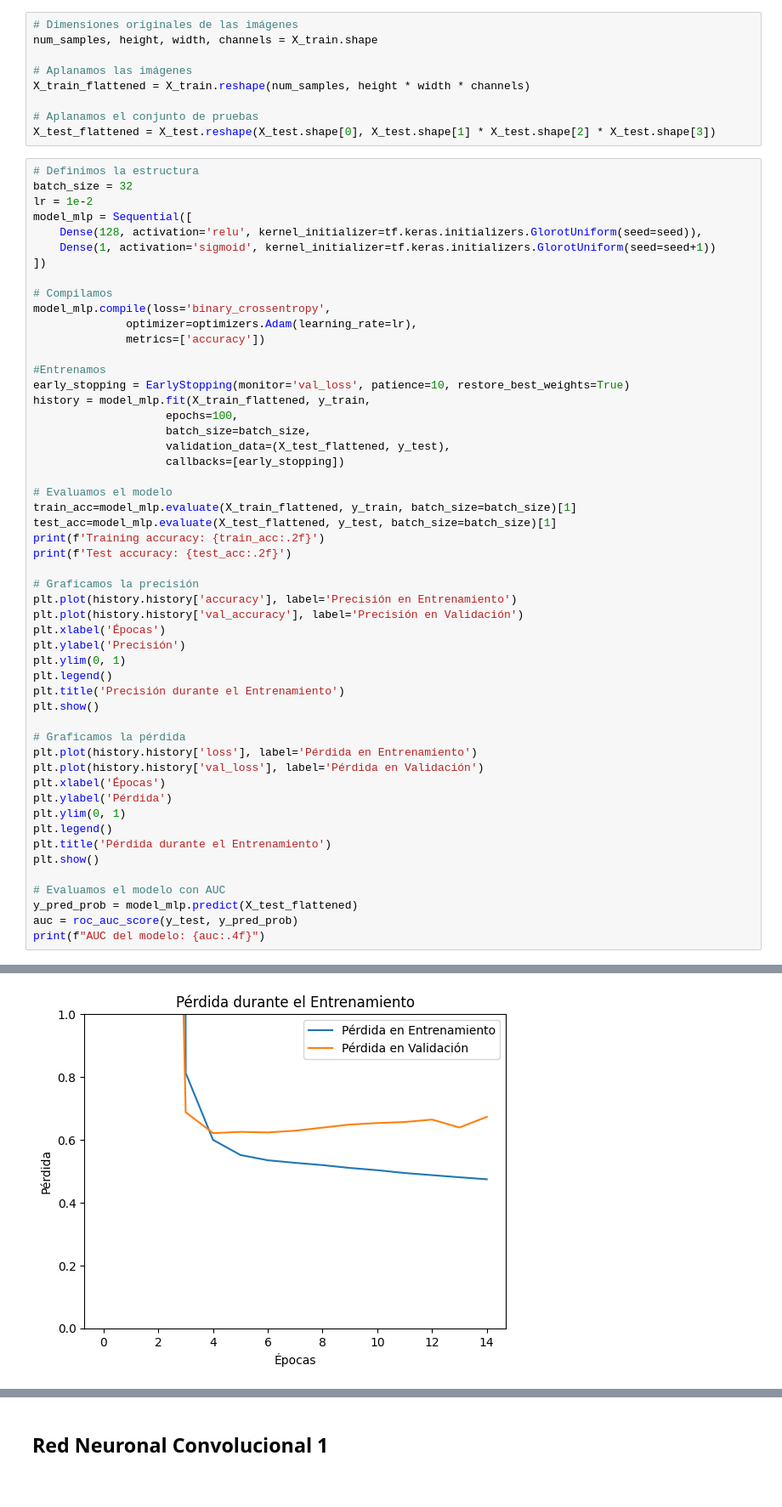
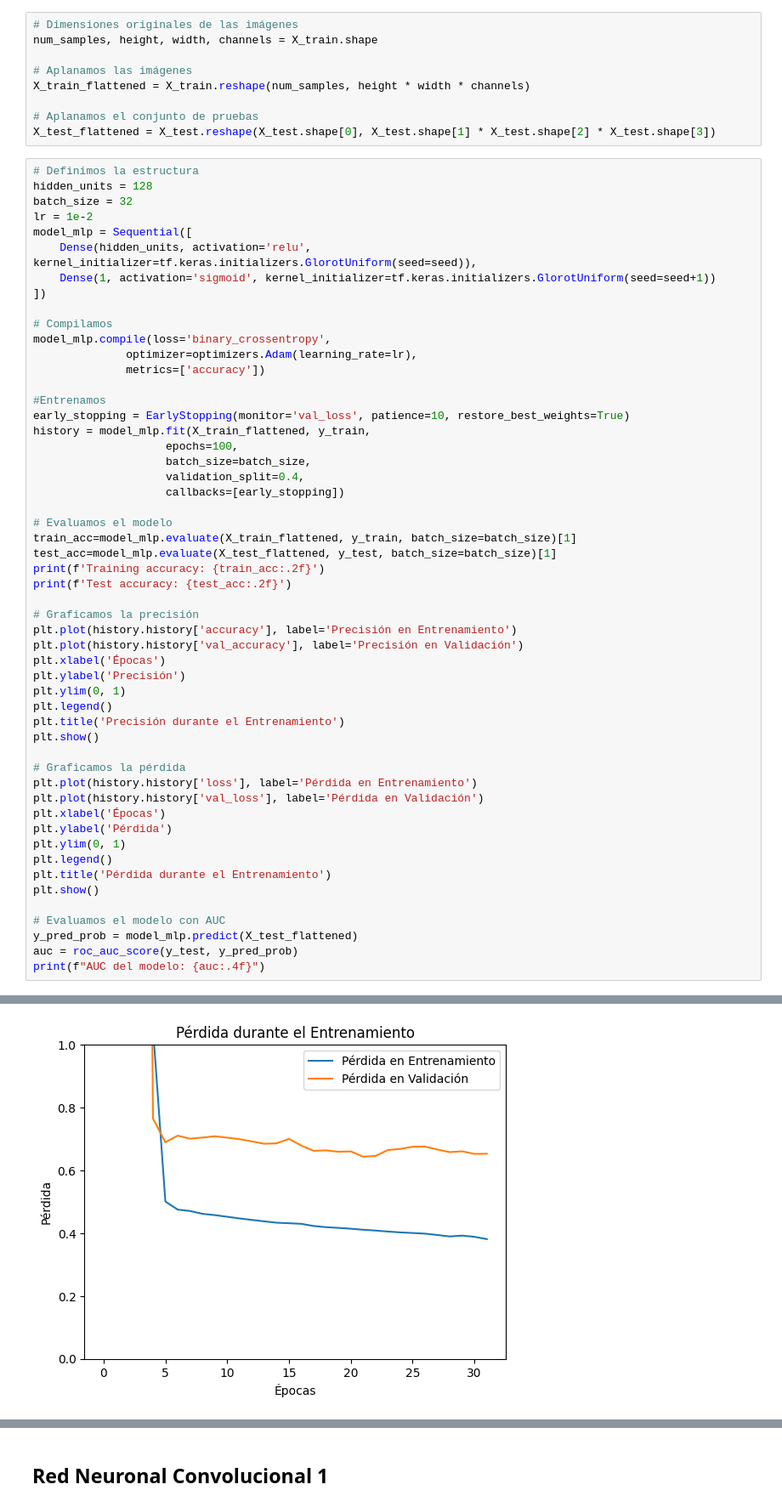
Before and after one commit to DiegoLeonG96/Tarea2_MLA, a Jupyter notebook: Tarea_2_MLA.ipynb, the cells around one changed output, grey strips where cells are left out. Shown at 85% size. Saved outputs shown, nothing was run; the diff lists cells and outputs as text.

```diff
--- a/Tarea_2_MLA.ipynb
+++ b/Tarea_2_MLA.ipynb
@@ -201,10 +178,11 @@ X_train_flattened = X_train.reshape(num_samples, height * width * channels)
 X_test_flattened = X_test.reshape(X_test.shape[0], X_test.shape[1] * X_test.shape[2] * X_test.shape[3])
 # %%
 # Definimos la estructura
+hidden_units = 128
 batch_size = 32
 lr = 1e-2
 model_mlp = Sequential([
-    Dense(128, activation='relu', kernel_initializer=tf.keras.initializers.GlorotUniform(seed=seed)),
+    Dense(hidden_units, activation='relu', kernel_initializer=tf.keras.initializers.GlorotUniform(seed=seed)),
     Dense(1, activation='sigmoid', kernel_initializer=tf.keras.initializers.GlorotUniform(seed=seed+1))
 ])
 
@@ -218,7 +196,7 @@ early_stopping = EarlyStopping(monitor='val_loss', patience=10, restore_best_wei
 history = model_mlp.fit(X_train_flattened, y_train,
                     epochs=100,
                     batch_size=batch_size,
-                    validation_data=(X_test_flattened, y_test),
+                    validation_split=0.4,
                     callbacks=[early_stopping])
 
 # Evaluamos el modelo
@@ -273,2 +251,2 @@ Test accuracy: 0.71
-[figure, old version]
+[figure, new version]
 37/37 ━━━━━━━━━━━━━━━━━━━━ 0s 5ms/step
```
Also changed, not shown: parts of 32 cells of this notebook.
